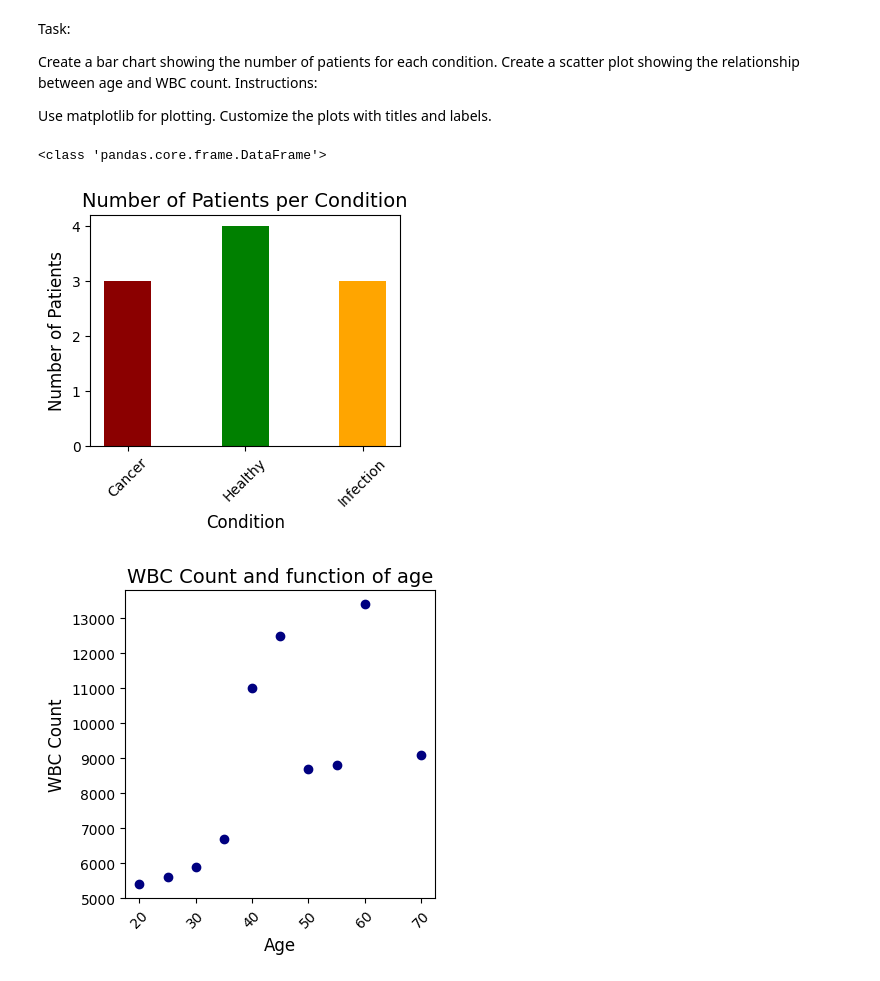
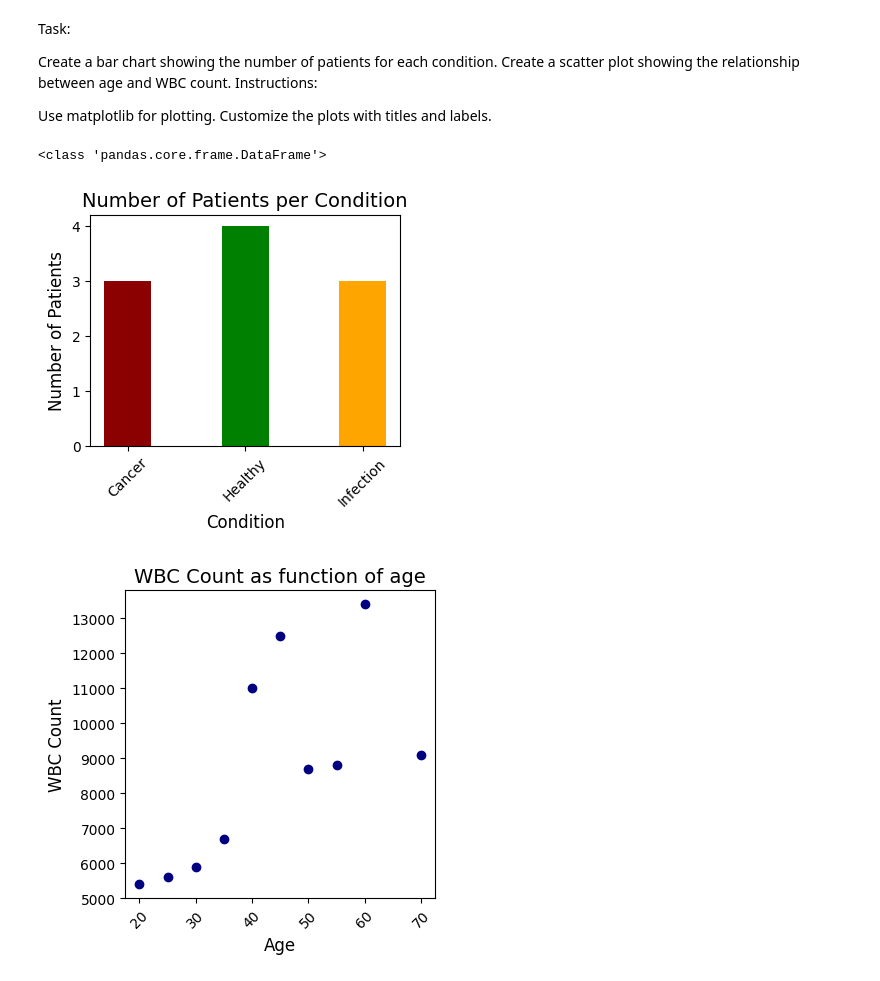
Before and after one commit to Shirikara/python-assignments, a Jupyter notebook: day05/Datasets.ipynb, the cells around one changed output. Cells and saved outputs as stored; diff of their text form; code cells hidden in the pictures.

Commit message:
Update plot

```diff
--- a/day05/Datasets.ipynb
+++ b/day05/Datasets.ipynb
@@ -140,29 +140,29 @@ Customize the plots with titles and labels.
 # %%
 import matplotlib.pyplot as plt
 
 # Bar chart for number of patients by condition
 # Use 'condition_counts' to create a bar chart (you can use condition_counts.plot())
 print(type(condition_counts)) #check if it is already a DataFrame
 
 plt.figure(figsize=(4, 3))
 plt.bar(condition_counts['Condition'], condition_counts['Patient_Count'], color=['darkred', 'green', 'orange'],
         width = 0.4)
 plt.xlabel('Condition',size = 12)
 plt.ylabel('Number of Patients',size = 12)
 plt.title('Number of Patients per Condition',size = 14)
 plt.xticks(rotation=45)
 plt.show()
 
 # Scatter plot of Age vs. WBC Count
 # Create a scatter plot with 'Age' on the x-axis and 'WBC_Count' on the y-axis (you can use plt.scatter())
 plt.figure(figsize=(4, 4))
 plt.scatter(data['Age'], data['WBC_Count'], color = "navy")
 plt.xlabel('Age',size = 12)
 plt.ylabel('WBC Count',size = 12)
-plt.title('WBC Count and function of age',size = 14)
+plt.title('WBC Count as function of age',size = 14)
 plt.xticks(rotation=45)
 plt.show()
 # %% [output]
 <class 'pandas.core.frame.DataFrame'>
 [figure]
-[figure, old version]
+[figure, new version]
```
Also changed, not shown: 1 other file.
